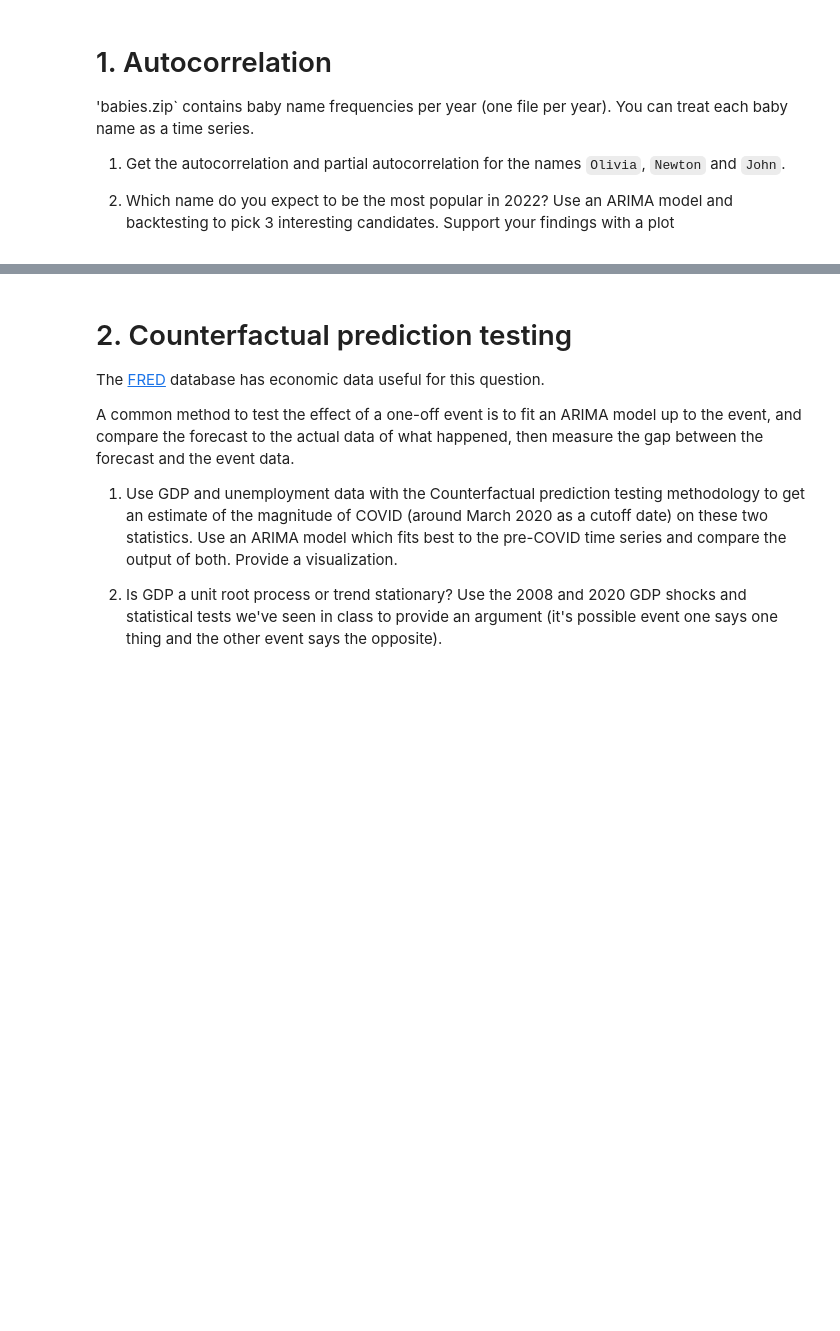
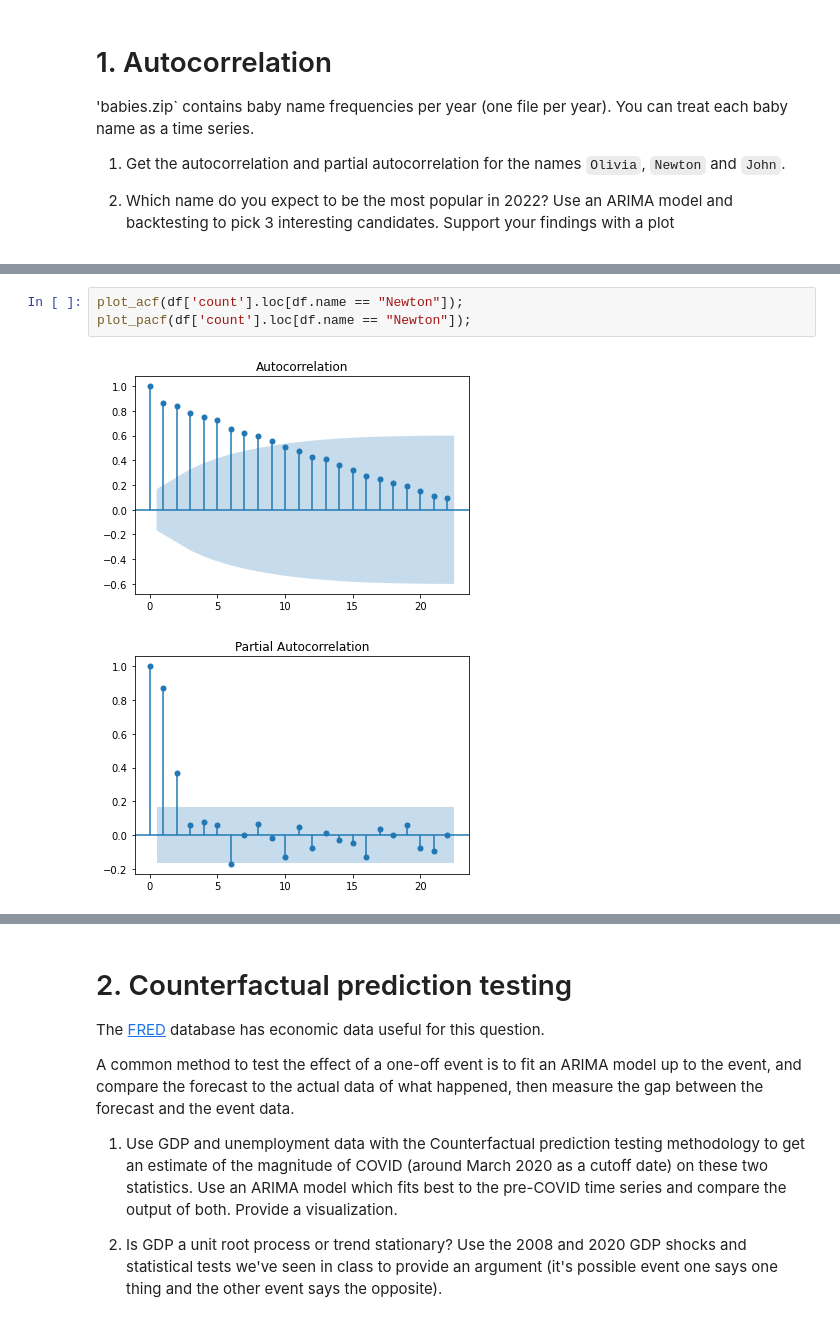
Before and after one commit to yuriemond/5-5-time-series, a Jupyter notebook: workshop.ipynb, the cells around one changed output, grey strips where cells are left out. Cells and saved outputs as stored; diff of their text form; blank space fills up the shorter version.

```diff
--- a/workshop.ipynb
+++ b/workshop.ipynb
@@ -8,0 +84,6 @@
+# %%
+plot_acf(df['count'].loc[df.name == "Newton"]);
+plot_pacf(df['count'].loc[df.name == "Newton"]);
+# %% [output]
+[figure, added]
+[figure, added]
```
Also changed, not shown: parts of 27 cells of this notebook, 3 other files.
